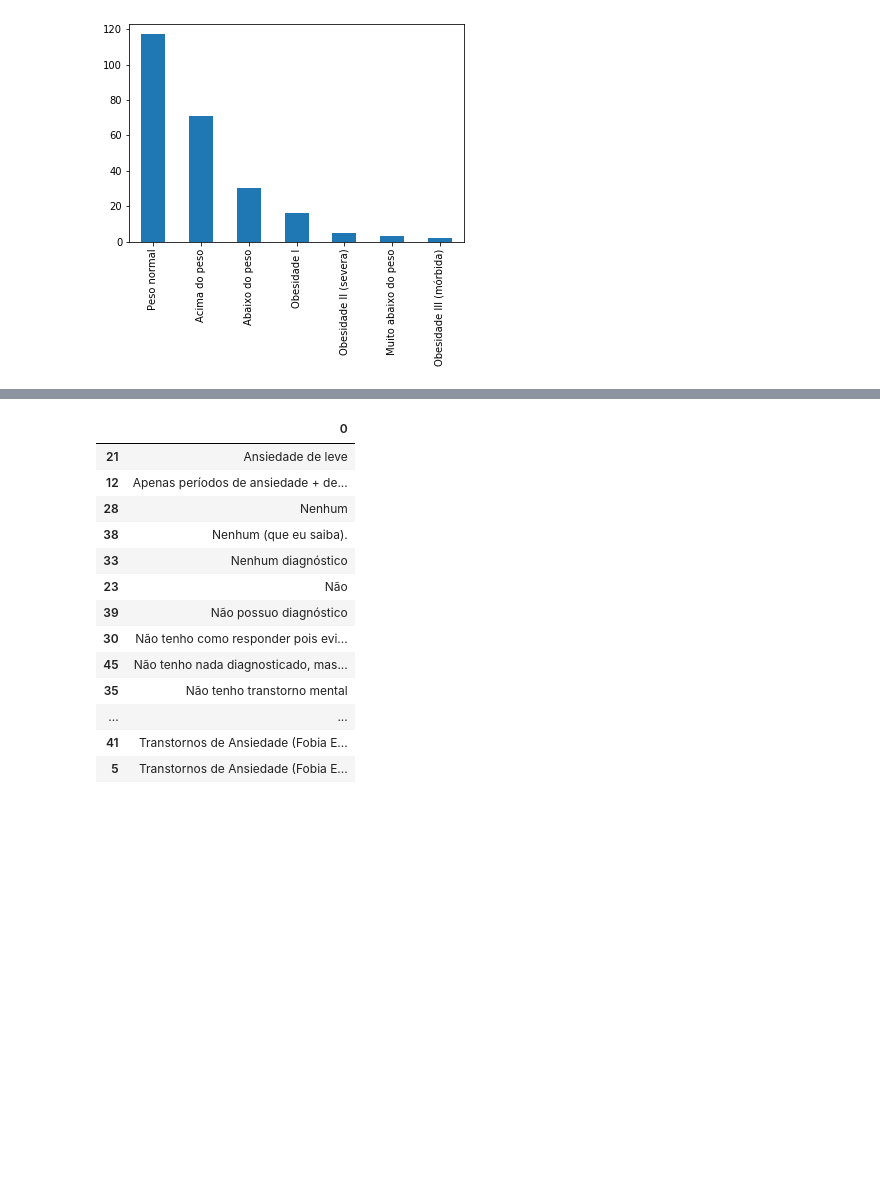
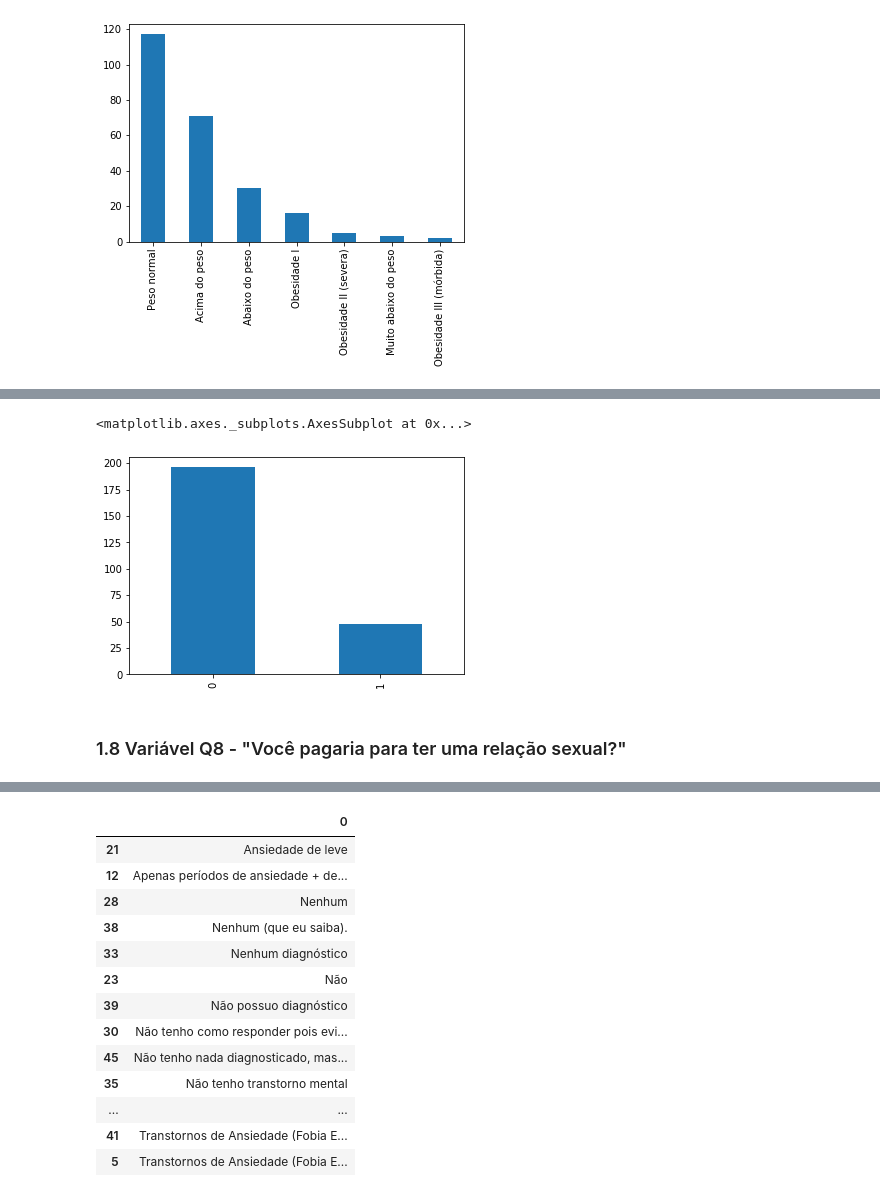
Before and after one commit to claytonrm/AnalisePreditivaSuicidio, a Jupyter notebook: AnalisePreditivaSuicidio.ipynb, the cells around one changed output, grey strips where cells are left out. Drawn from its saved outputs; the diff is of its cells as text; code cells hidden in the pictures; blank space fills up the shorter version.

```diff
--- a/AnalisePreditivaSuicidio.ipynb
+++ b/AnalisePreditivaSuicidio.ipynb
@@ -233,0 +241,9 @@ plt.savefig('q6.png')
+# %%
+df.Q7 = np.where(df.Q7 == 'Sim', 1, 0)
+# %%
+df.Q7.value_counts().plot.bar()
+# %% [output]
+<matplotlib.axes._subplots.AxesSubplot at 0x...>
+[figure, added]
+# %% [markdown]
+### 1.8 Variável Q8 - "Você pagaria para ter uma relação sexual?"
```
Also changed, not shown: parts of 30 cells of this notebook.
